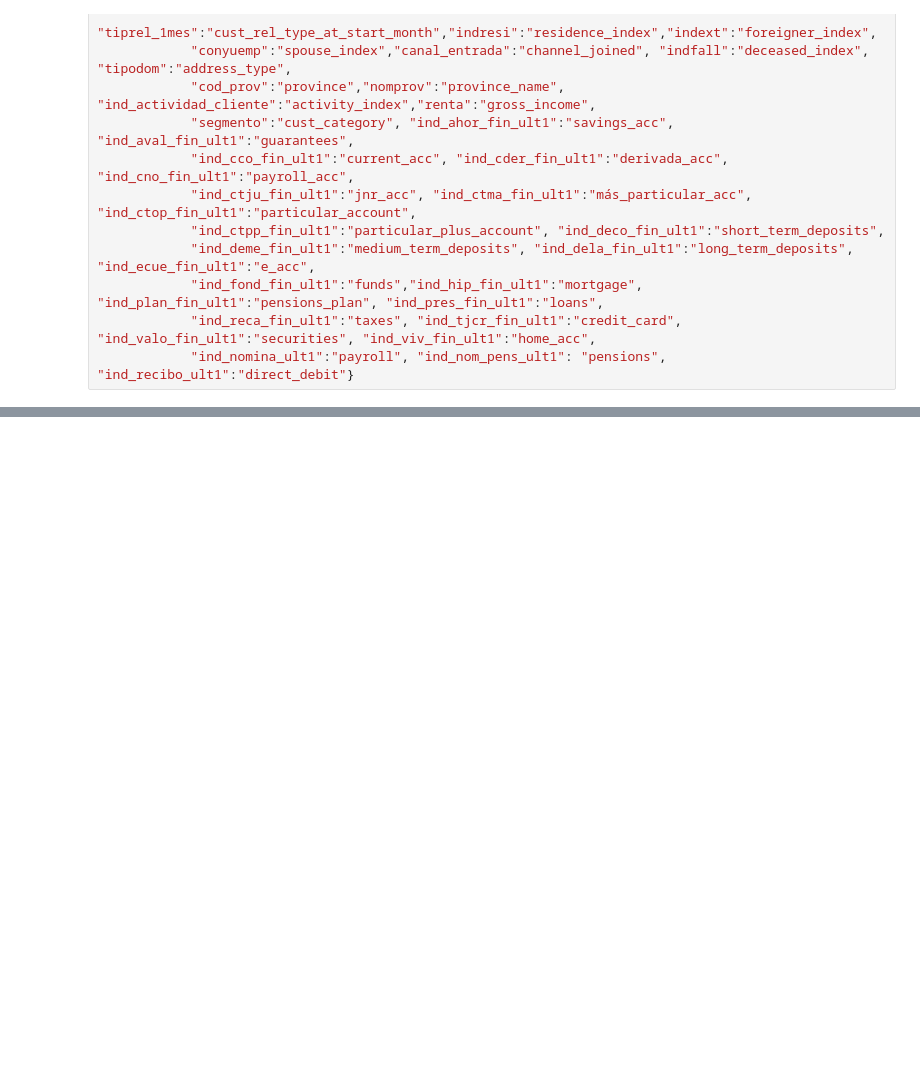
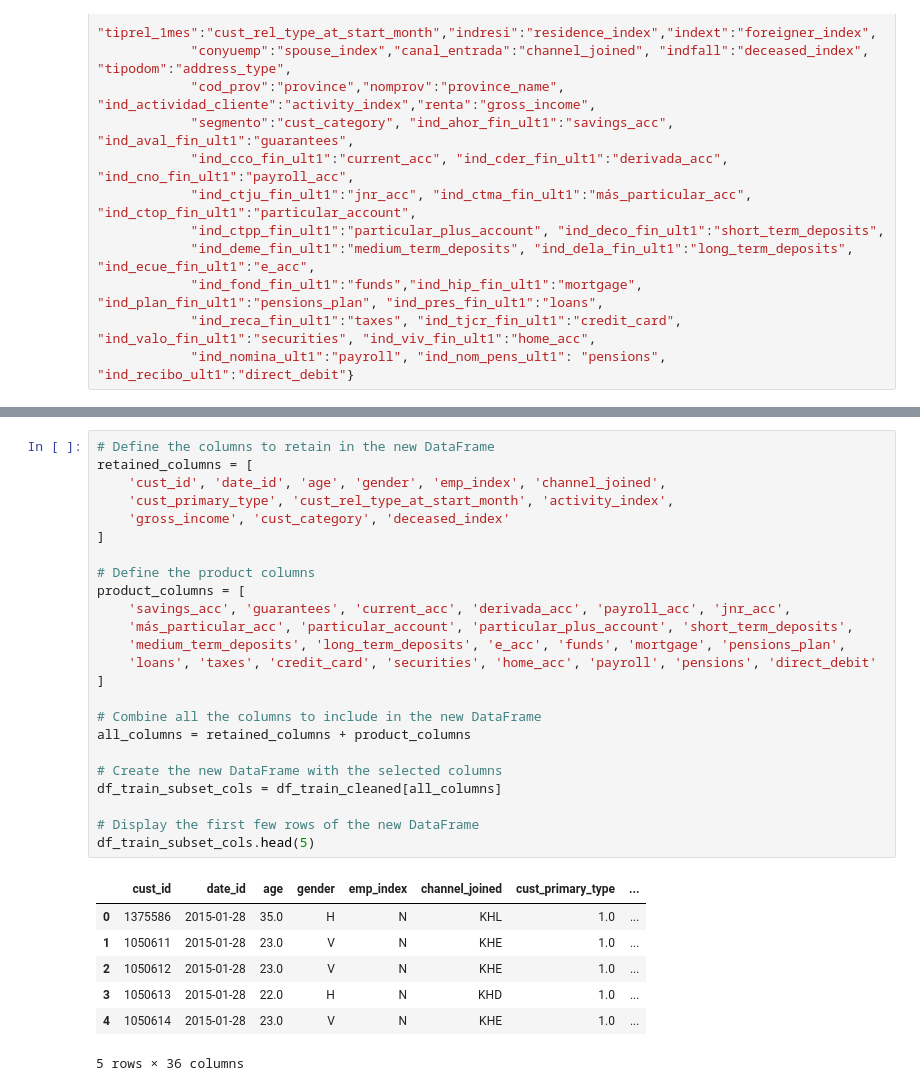
Before and after one commit to highwind-ai/examples, a Jupyter notebook: knn-banking-product-recommender/notebooks/data_exploration_santander_product_ds.ipynb, the cells around one changed output, grey strips where cells are left out. Drawn from its saved outputs; the diff is of its cells as text; blank space fills up the shorter version.

```diff
--- a/knn-banking-product-recommender/notebooks/data_exploration_santander_product_ds.ipynb
+++ b/knn-banking-product-recommender/notebooks/data_exploration_santander_product_ds.ipynb
@@ -298,0 +548,32 @@ cols = ['emp_index','cust_country_res','gender','cust_start_date_first_holder_co
+# %%
+# Define the columns to retain in the new DataFrame
+retained_columns = [
+    'cust_id', 'date_id', 'age', 'gender', 'emp_index', 'channel_joined',
+    'cust_primary_type', 'cust_rel_type_at_start_month', 'activity_index',
+    'gross_income', 'cust_category', 'deceased_index'
+]
+
+# Define the product columns
+product_columns = [
+    'savings_acc', 'guarantees', 'current_acc', 'derivada_acc', 'payroll_acc', 'jnr_acc',
+    'más_particular_acc', 'particular_account', 'particular_plus_account', 'short_term_deposits',
+    'medium_term_deposits', 'long_term_deposits', 'e_acc', 'funds', 'mortgage', 'pensions_plan',
+    'loans', 'taxes', 'credit_card', 'securities', 'home_acc', 'payroll', 'pensions', 'direct_debit'
+]
+
+# Combine all the columns to include in the new DataFrame
+all_columns = retained_columns + product_columns
+
+# Create the new DataFrame with the selected columns
+df_train_subset_cols = df_train_cleaned[all_columns]
+
+# Display the first few rows of the new DataFrame
+df_train_subset_cols.head(5)
+# %% [output]
+|  | cust_id | date_id | age | gender | emp_index | channel_joined | cust_primary_type | ... |
+| 0 | 1375586 | 2015-01-28 | 35.0 | H | N | KHL | 1.0 | ... |
+| 1 | 1050611 | 2015-01-28 | 23.0 | V | N | KHE | 1.0 | ... |
+| 2 | 1050612 | 2015-01-28 | 23.0 | V | N | KHE | 1.0 | ... |
+| 3 | 1050613 | 2015-01-28 | 22.0 | H | N | KHD | 1.0 | ... |
+| 4 | 1050614 | 2015-01-28 | 23.0 | V | N | KHE | 1.0 | ... |
+5 rows × 36 columns
```
Also changed, not shown: parts of 50 cells of this notebook.
